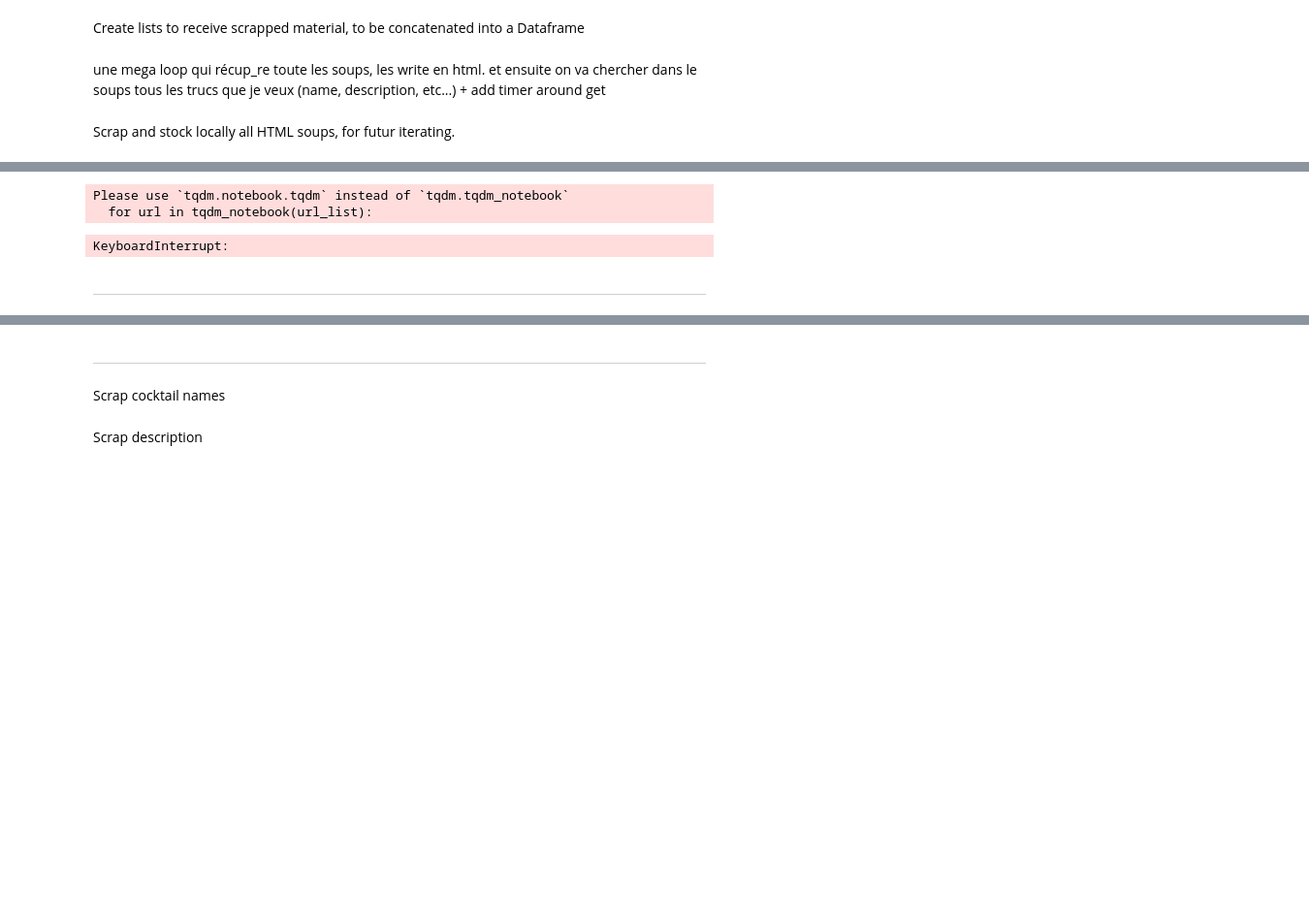
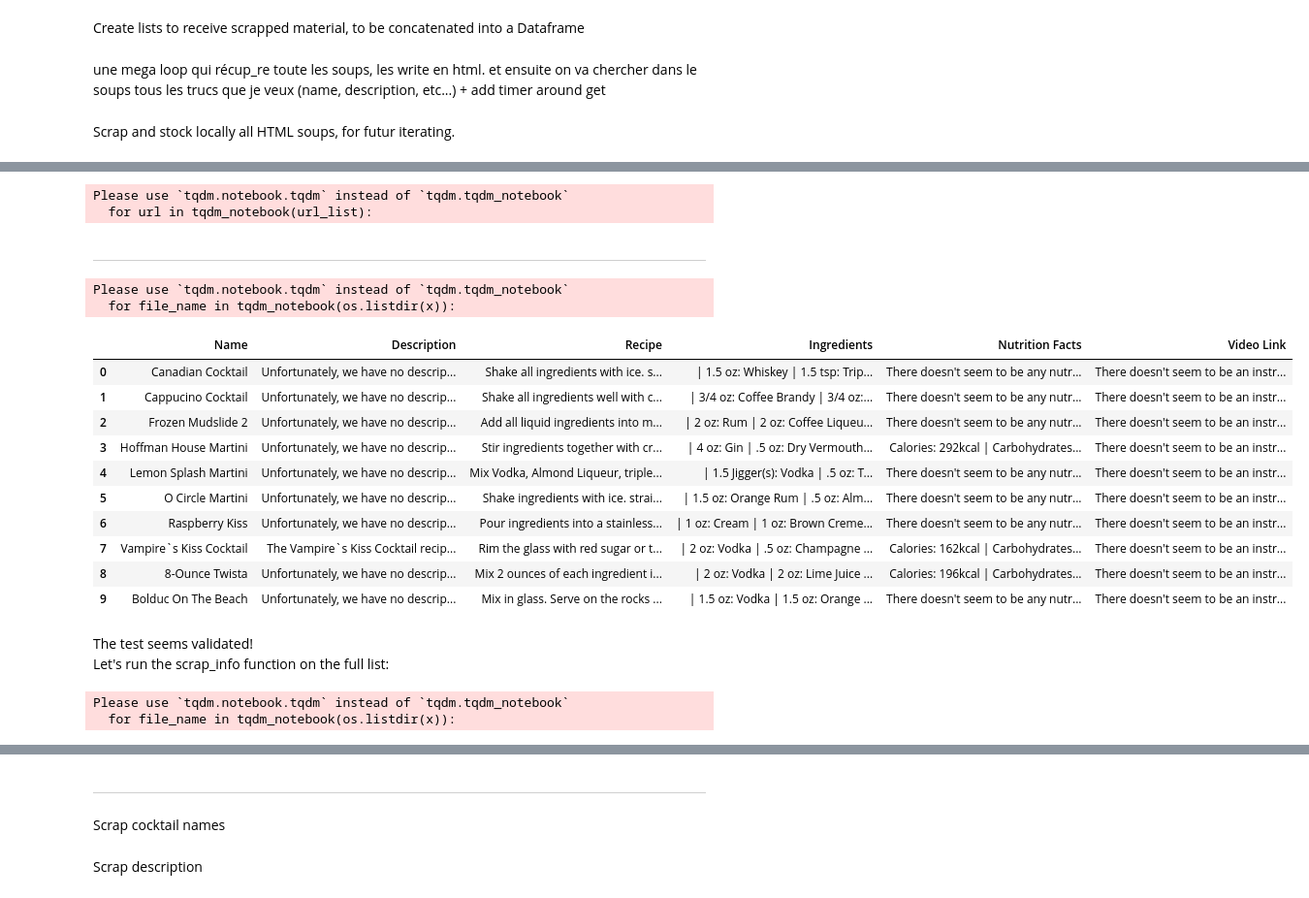
Before and after one commit to Lucien-Stephane-Ld/certification-project-DAFT410, a Jupyter notebook: web_scrapping.ipynb, the cells around one changed output, grey strips where cells are left out. Shown at 97% size. Drawn from its saved outputs; the diff is of its cells as text; code cells hidden in the pictures; blank space fills up the shorter version.

```diff
--- a/web_scrapping.ipynb
+++ b/web_scrapping.ipynb
@@ -147,21 +188,20 @@ def get_soups(url_list):
 # %%
-get_soups(cocktail_urls[2700:])
+get_soups(cocktail_urls[4448:])
 # %% [output]
 Please use `tqdm.notebook.tqdm` instead of `tqdm.tqdm_notebook`
   for url in tqdm_notebook(url_list):
-KeyboardInterrupt:
 # %% [markdown]
 ___________________________
 # %%
 file_path = 'C:/Users/User/Desktop/FORMATION/IRONHACK/PROJECTS/PROJECT-FINAL/html_soup'
 
-# extracted_info = []
+test_file_path = 'C:/Users/User/Desktop/FORMATION/IRONHACK/PROJECTS/PROJECT-FINAL/html_soup_test'
 # %%
 def scrap_info(x):
 
     extracted_info = []
 
-    for file_name in os.listdir(x):
+    for file_name in tqdm_notebook(os.listdir(x)):
         if file_name.endswith('.html'):
             file_full_path = os.path.join(x, file_name)
 
@@ -182,11 +222,10 @@ def scrap_info(x):
                 description = soup.find('div', class_="wprm-recipe-summary wprm-block-text-normal")
 
                 if description is not None:
-                    description_txt = soup.find('div', class_="wprm-recipe-summary wprm-block-text-normal").text
-                    ctl_description.append(description_txt)
+                    ctl_description = description.text
 
                 else:
-                    ctl_description.append("Unfortunately, we have no description for this drink... You'll have to describe it yourself!")
+                    ctl_description = "Unfortunately, we have no description for this drink... You'll have to describe it yourself!"
 
 
                 # recipe scrap
@@ -214,15 +253,48 @@ def scrap_info(x):
                     ctl_vid = "There doesn't seem to be an instructional video for this cocktail. Why not make the tutorial yourself!"
 
 
+                # nutrition scrap
+                nutrition = soup.find('div', class_="wprm-nutrition-label-container wprm-nutrition-label-container-simple wprm-block-text-normal")
+                if nutrition is not None:
+                    ctl_nutrition = nutrition.text
+                else:
+                    ctl_nutrition = "There doesn't seem to be any nutritional facts associated to this cocktail. But we know that's not why you're here..."
+
+
                 # append all scrapped info to list
-                extracted_info.append([ctl_name, ctl_description, ctl_recipe, ctl_ingredients, ctl_vid])
+                extracted_info.append([ctl_name, ctl_description, ctl_recipe, ctl_ingredients, ctl_nutrition, ctl_vid])
 
     # Create dataframe from extracted_info list.
-    df = pd.DataFrame(extracted_info, columns=['Name', 'Description', 'Recipe', 'Ingredients', 'Video Link'])
+    df = pd.DataFrame(extracted_info, columns=['Name', 'Description', 'Recipe', 'Ingredients', 'Nutrition Facts', 'Video Link'])
 
     # Print dataframe
     return df
+# %%
+ctl_df_test = scrap_info(test_file_path)
+# %% [output]
+Please use `tqdm.notebook.tqdm` instead of `tqdm.tqdm_notebook`
+  for file_name in tqdm_notebook(os.listdir(x)):
+# %%
+ctl_df_test
+# %% [output]
+|  | Name | Description | Recipe | Ingredients | Nutrition Facts | Video Link |
+| 0 | Canadian Cocktail | Unfortunately, we have no descrip... | Shake all ingredients with ice. s... | | 1.5 oz: Whiskey | 1.5 tsp: Trip... | There doesn't seem to be any nutr... | There doesn't seem to be an instr... |
+| 1 | Cappucino Cocktail | Unfortunately, we have no descrip... | Shake all ingredients well with c... | | 3/4 oz: Coffee Brandy | 3/4 oz:... | There doesn't seem to be any nutr... | There doesn't seem to be an instr... |
+| 2 | Frozen Mudslide 2 | Unfortunately, we have no descrip... | Add all liquid ingredients into m... | | 2 oz: Rum | 2 oz: Coffee Liqueu... | There doesn't seem to be any nutr... | There doesn't seem to be an instr... |
+| 3 | Hoffman House Martini | Unfortunately, we have no descrip... | Stir ingredients together with cr... | | 4 oz: Gin | .5 oz: Dry Vermouth... | Calories: 292kcal | Carbohydrates... | There doesn't seem to be an instr... |
+| 4 | Lemon Splash Martini | Unfortunately, we have no descrip... | Mix Vodka, Almond Liqueur, triple... | | 1.5 Jigger(s): Vodka | .5 oz: T... | There doesn't seem to be any nutr... | There doesn't seem to be an instr... |
+| 5 | O Circle Martini | Unfortunately, we have no descrip... | Shake ingredients with ice. strai... | | 1.5 oz: Orange Rum | .5 oz: Alm... | There doesn't seem to be any nutr... | There doesn't seem to be an instr... |
+| 6 | Raspberry Kiss | Unfortunately, we have no descrip... | Pour ingredients into a stainless... | | 1 oz: Cream | 1 oz: Brown Creme... | There doesn't seem to be any nutr... | There doesn't seem to be an instr... |
+| 7 | Vampire`s Kiss Cocktail | The Vampire`s Kiss Cocktail recip... | Rim the glass with red sugar or t... | | 2 oz: Vodka | .5 oz: Champagne ... | Calories: 162kcal | Carbohydrates... | There doesn't seem to be an instr... |
+| 8 | 8-Ounce Twista | Unfortunately, we have no descrip... | Mix 2 ounces of each ingredient i... | | 2 oz: Vodka | 2 oz: Lime Juice ... | Calories: 196kcal | Carbohydrates... | There doesn't seem to be an instr... |
+| 9 | Bolduc On The Beach | Unfortunately, we have no descrip... | Mix in glass. Serve on the rocks ... | | 1.5 oz: Vodka | 1.5 oz: Orange ... | There doesn't seem to be any nutr... | There doesn't seem to be an instr... |
+# %% [markdown]
+The test seems validated!
+Let's run the scrap_info function on the full list:
 # %%
 ctl_df = scrap_info(file_path)
+# %% [output]
+Please use `tqdm.notebook.tqdm` instead of `tqdm.tqdm_notebook`
+  for file_name in tqdm_notebook(os.listdir(x)):
 # %%
 ctl_df
```
Also changed, not shown: parts of 12 cells of this notebook, 5 other files.
